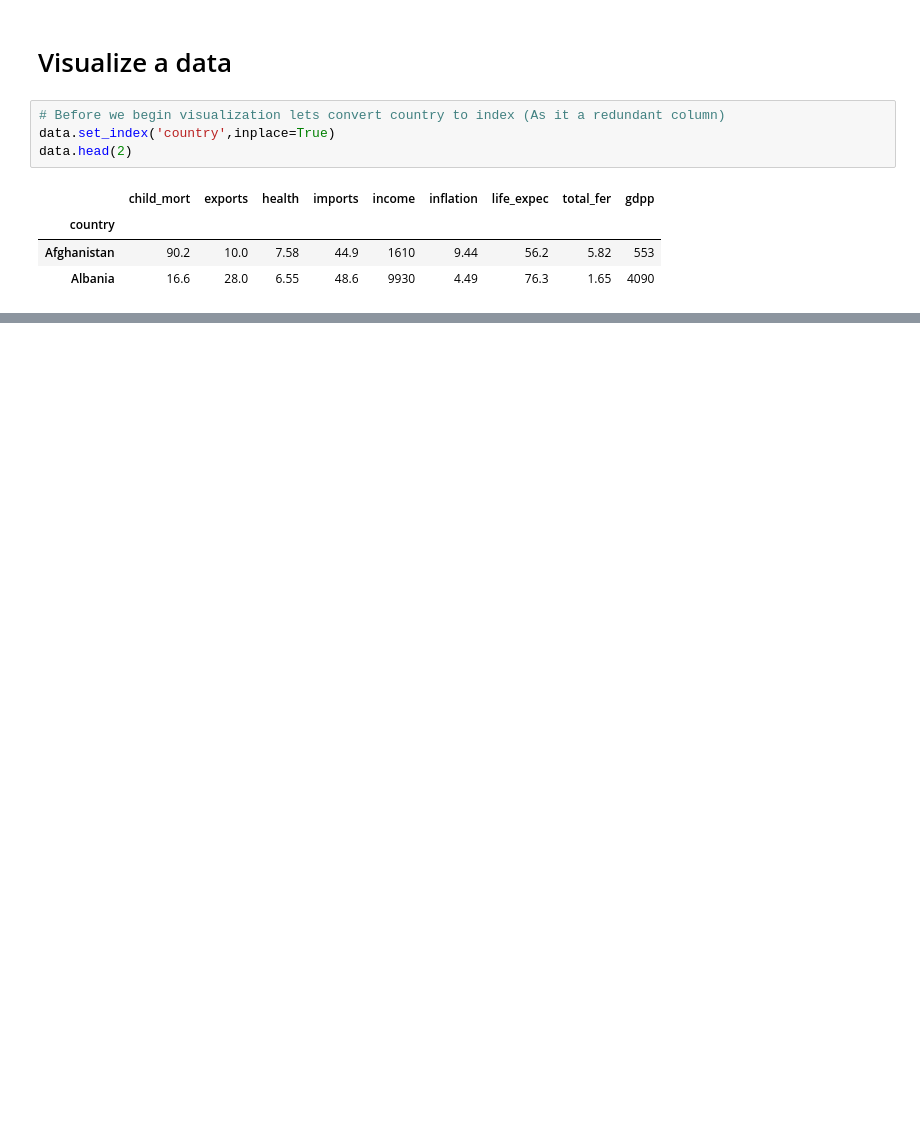
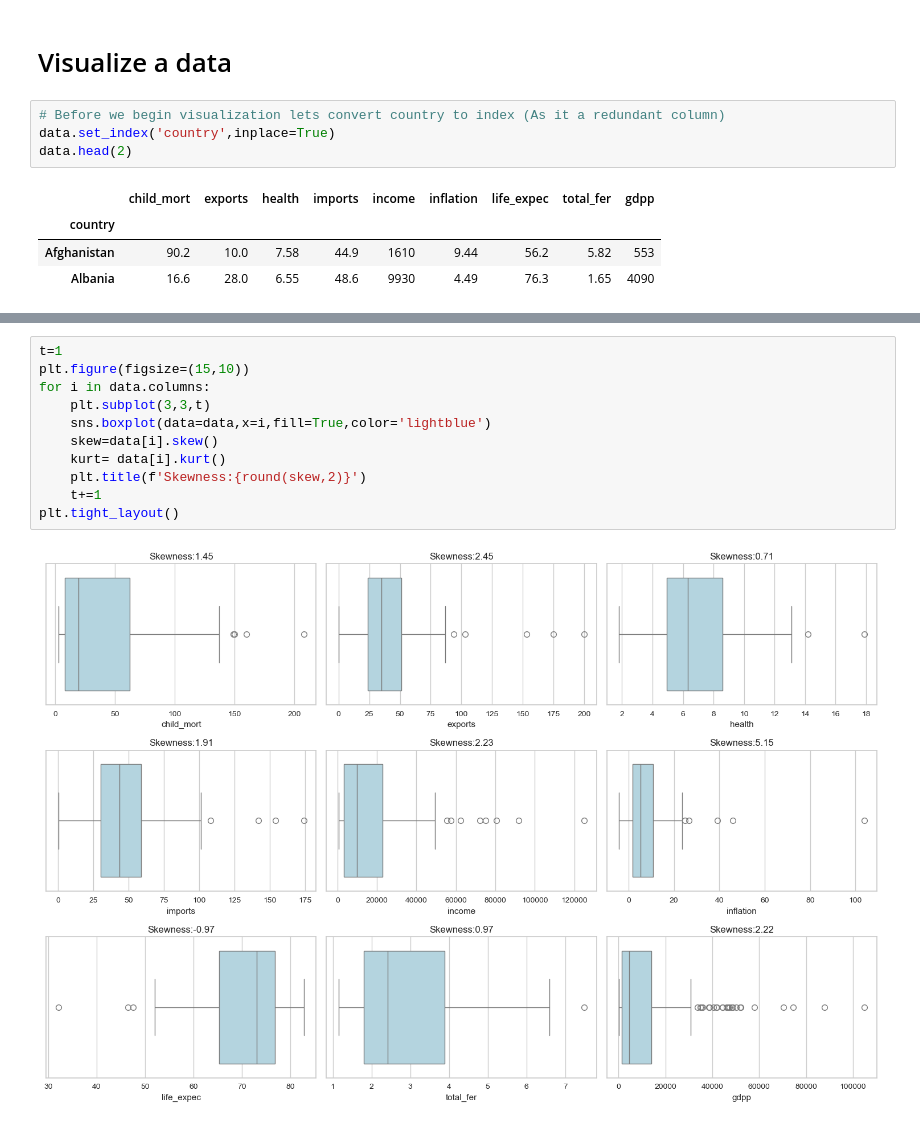
Before and after one commit to Sumit82398/Help-NGO-CountryData-Clustring, a Jupyter notebook: Help_NGO.ipynb, the cells around one changed output, grey strips where cells are left out. Saved outputs shown, nothing was run; the diff lists cells and outputs as text; blank space fills up the shorter version.

```diff
--- a/Help_NGO.ipynb
+++ b/Help_NGO.ipynb
@@ -66,0 +78,13 @@ plt.show()
+# %%
+t=1
+plt.figure(figsize=(15,10))
+for i in data.columns:
+    plt.subplot(3,3,t)
+    sns.boxplot(data=data,x=i,fill=True,color='lightblue')
+    skew=data[i].skew()
+    kurt= data[i].kurt()
+    plt.title(f'Skewness:{round(skew,2)}')
+    t+=1
+plt.tight_layout()
+# %% [output]
+[figure, added]
```
Also changed, not shown: parts of 40 cells of this notebook, 3 other files.
